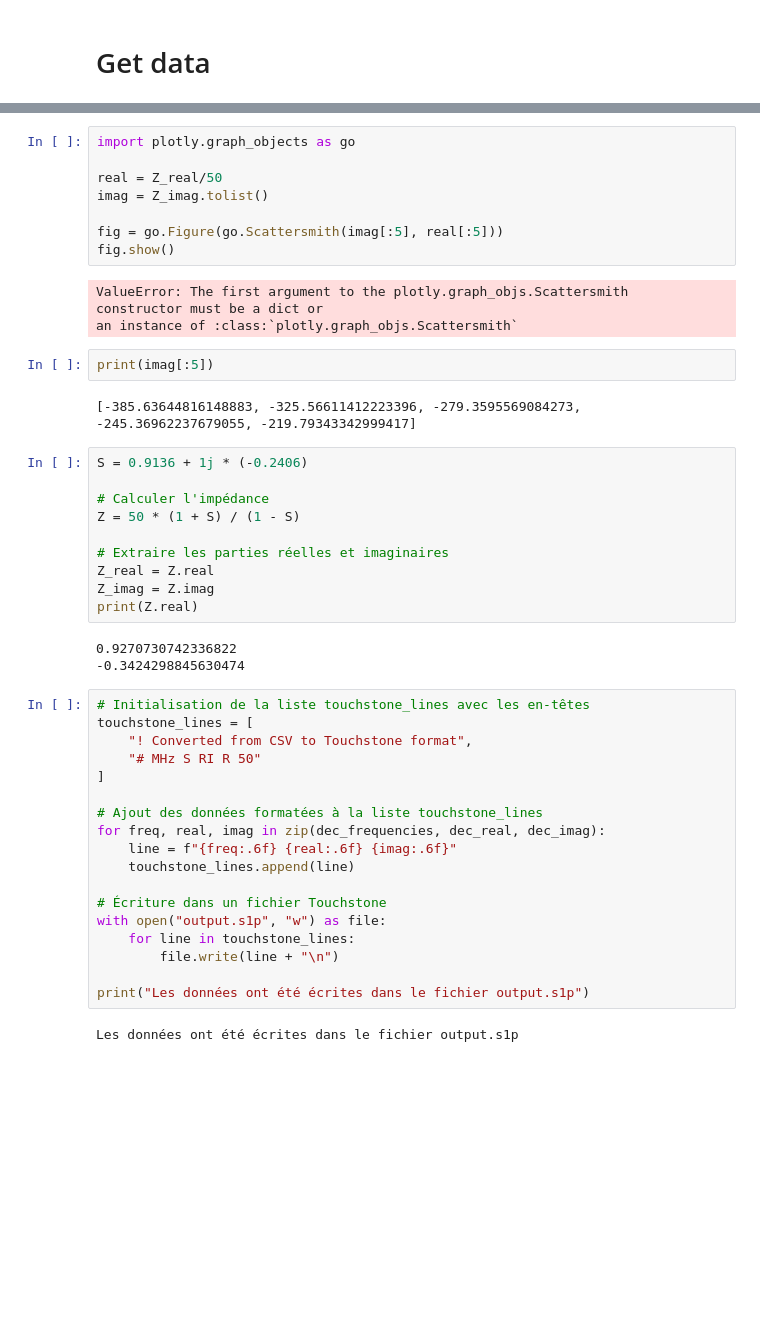
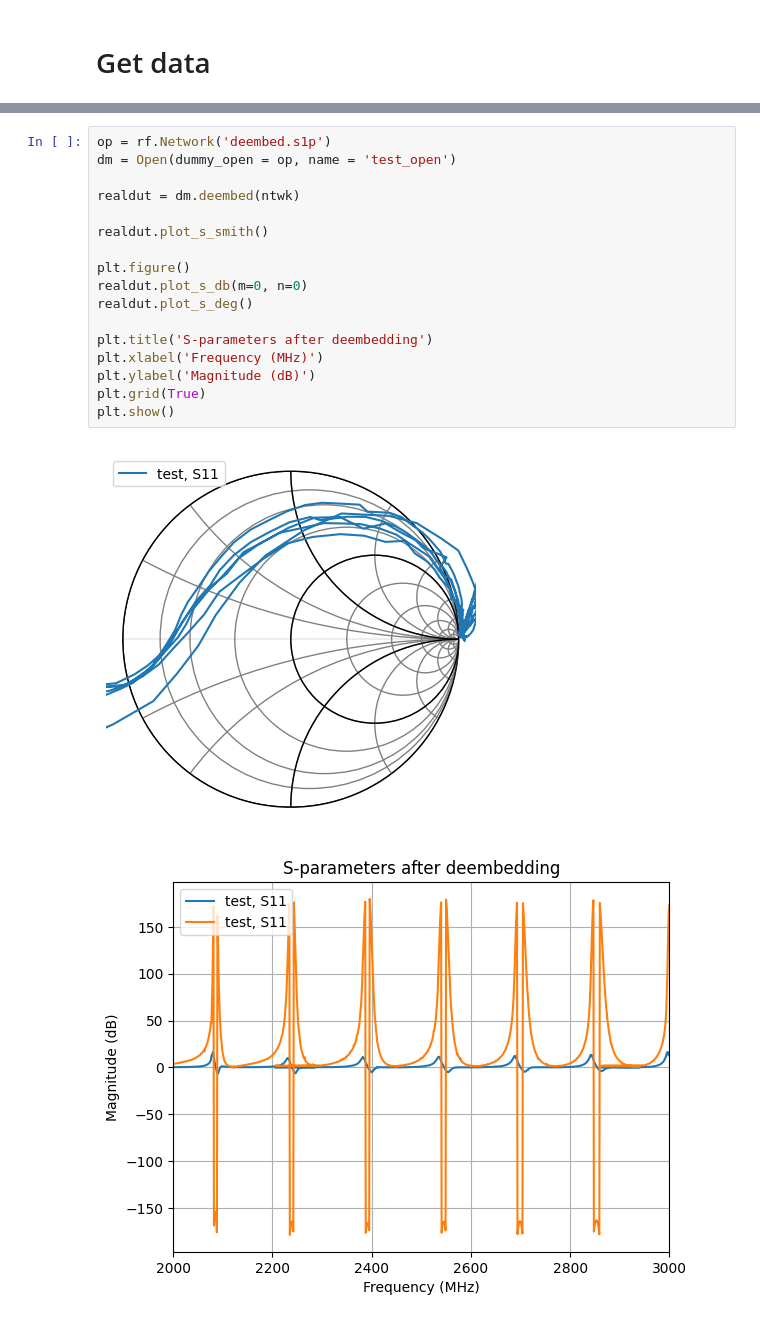
Before and after one commit to Sylvain1408/Instrument_script, a Jupyter notebook: GC747A/GC747A.ipynb, the cells around one changed output, grey strips where cells are left out. Cells and saved outputs as stored; diff of their text form; blank space fills up the shorter version.

```diff
--- a/GC747A/GC747A.ipynb
+++ b/GC747A/GC747A.ipynb
@@ -280,49 +307,20 @@ df.to_csv('output.csv', index=False)
-# %%
-import plotly.graph_objects as go
-
-real = Z_real/50
-imag = Z_imag.tolist()
-
-fig = go.Figure(go.Scattersmith(imag[:5], real[:5]))
-fig.show()
-# %% [output]
-ValueError: The first argument to the plotly.graph_objs.Scattersmith
-constructor must be a dict or
-an instance of :class:`plotly.graph_objs.Scattersmith`
-# %%
-print(imag[:5])
-# %% [output]
-[-385.63644816148883, -325.56611412223396, -279.3595569084273, -245.36962237679055, -219.79343342999417]
-# %%
-S = 0.9136 + 1j * (-0.2406)
-
-# Calculer l'impédance
-Z = 50 * (1 + S) / (1 - S)
-
-# Extraire les parties réelles et imaginaires
-Z_real = Z.real
-Z_imag = Z.imag
-print(Z.real)
-# %% [output]
-0.9270730742336822
--0.3424298845630474
-# %%
-# Initialisation de la liste touchstone_lines avec les en-têtes
-touchstone_lines = [
-    "! Converted from CSV to Touchstone format",
-    "# MHz S RI R 50"
-]
-
-# Ajout des données formatées à la liste touchstone_lines
-for freq, real, imag in zip(dec_frequencies, dec_real, dec_imag):
-    line = f"{freq:.6f} {real:.6f} {imag:.6f}"
-    touchstone_lines.append(line)
-
-# Écriture dans un fichier Touchstone
-with open("output.s1p", "w") as file:
-    for line in touchstone_lines:
-        file.write(line + "\n")
-
-print("Les données ont été écrites dans le fichier output.s1p")
-# %% [output]
-Les données ont été écrites dans le fichier output.s1p
+# %%
+op = rf.Network('deembed.s1p')
+dm = Open(dummy_open = op, name = 'test_open')
+
+realdut = dm.deembed(ntwk)
+
+realdut.plot_s_smith()
+
+plt.figure()
+realdut.plot_s_db(m=0, n=0)
+realdut.plot_s_deg()
+
+plt.title('S-parameters after deembedding')
+plt.xlabel('Frequency (MHz)')
+plt.ylabel('Magnitude (dB)')
+plt.grid(True)
+plt.show()
+# %% [output]
+[figure, added]
+[figure, added]
```
Also changed, not shown: parts of 13 cells of this notebook.
